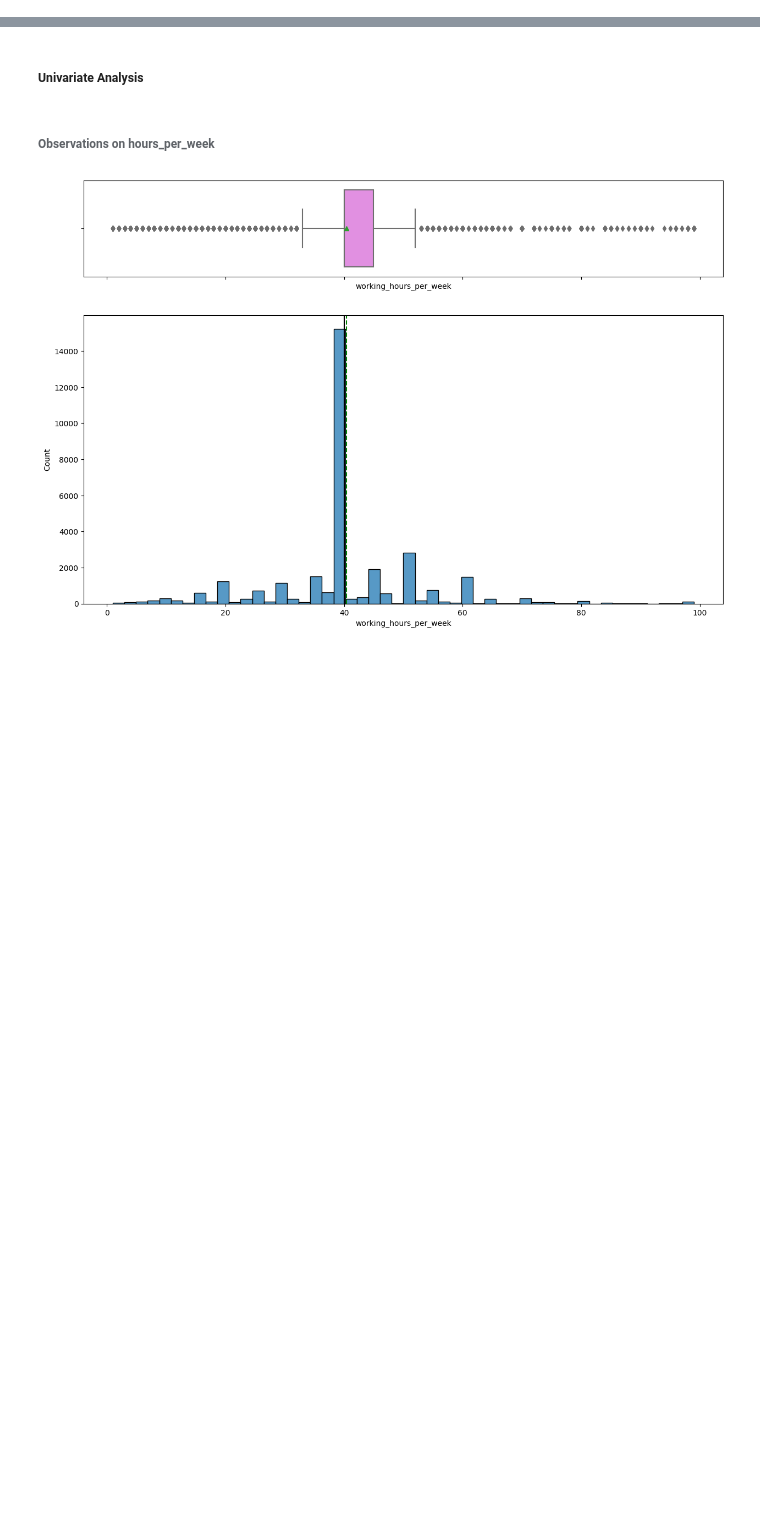
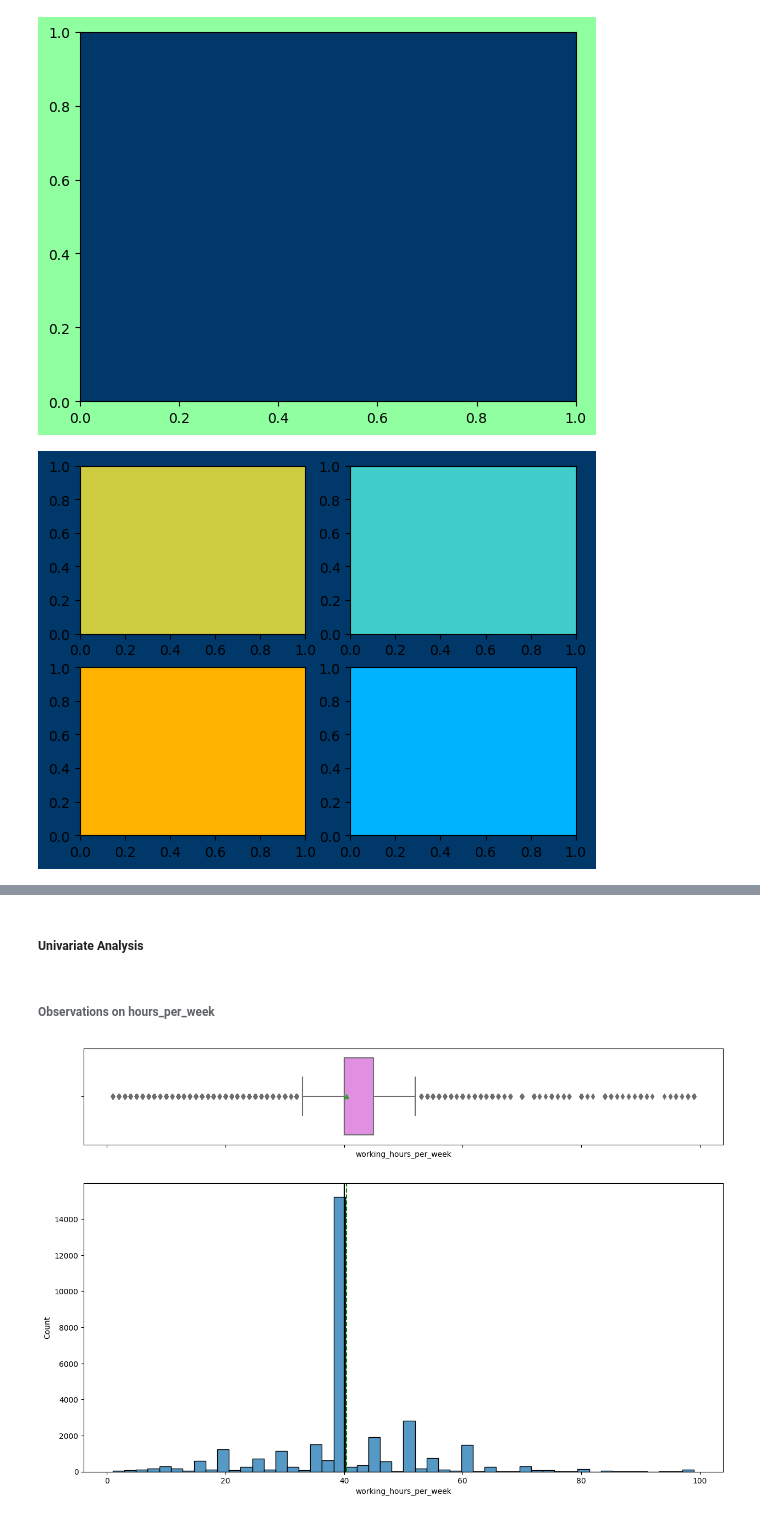
Before and after one commit to CoderSales/machine-learning-classification, a Jupyter notebook: IncomeGroupClassification_CaseStudy_DSBA_V2-v2.ipynb, the cells around one changed output, grey strips where cells are left out. Drawn from its saved outputs; the diff is of its cells as text; code cells hidden in the pictures; blank space fills up the shorter version.

Commit message:
Edit figures and axes subplot colors Add refernces
Add references

```diff
--- a/IncomeGroupClassification_CaseStudy_DSBA_V2-v2.ipynb
+++ b/IncomeGroupClassification_CaseStudy_DSBA_V2-v2.ipynb
@@ -625,3 +608,38 @@ fig, ((ax1, ax2), (ax3, ax4)) = plt.subplots(2, 2)
 fig.savefig('file.png')
 # %% [output]
 [interactive output not drawn]
+# %%
+# Fig 1 of 4 (1 axis):
+# using the variable ax for single a Axes
+fig, ax = plt.subplots()
+fig.patch.set_facecolor('xkcd:mint green')
+ax.set_facecolor('xkcd:marine blue')
+# xkcd colors:
+# https://xkcd.com/color/rgb/
+
+# Fig 2 of 4 (4 axes):
+# using the variable axs for multiple Axes
+fig, axs = plt.subplots(2, 2)
+axs[0, 0].set_facecolor((205/255, 203/255, 64/255)) # rgb(205, 203, 64) # fig 2 of 4 axs[0, 0] = top left = row 0 col 0
+axs[0, 1].set_facecolor((64/255, 205/255, 203/255)) # rgb(64, 205, 203) # fig 2 of 4 axs[0, 1] = top right = row 0 col 1
+axs[1, 0].set_facecolor((255/255, 179/255, 0/255)) # rgb(255, 179, 0)) # fig 2 of 4 axs[1, 0] = bottom left = row 1 col 0
+axs[1, 1].set_facecolor((0/255, 179/255, 255/255)) # rgb(0, 179, 255)) # fig 2 of 4 axs[1, 1] = bottom right = row 1 col 1
+fig.patch.set_facecolor('xkcd:marine blue') # fig 2 of 4: frame
+
+# Fig 3 of 4 (2 axes):
+# using tuple unpacking for multiple Axes
+fig, (ax1, ax2) = plt.subplots(1, 2)
+ax1.set_facecolor((205/255, 203/255, 64/255)) # rgb(205, 203, 64) # fig 3 of 4 ax1 = left
+ax2.set_facecolor('orange') # fig 3 of 4 ax2 = right
+fig.patch.set_facecolor('xkcd:bright purple')  # fig 3 of 4
+
+# Fig 4 of 4 (4 axes):
+fig, ((ax1, ax2), (ax3, ax4)) = plt.subplots(2, 2)
+ax1.set_facecolor((205/255, 203/255, 64/255)) # rgb(205, 203, 64)
+ax2.set_facecolor('green') # fig 4 ax2 top right
+ax3.set_facecolor((205/255, 203/255, 64/255)) # rgb(205, 203, 64)
+ax4.set_facecolor('blue') # fig 4 subplot bottom right = ax4 = axis4
+fig.patch.set_facecolor('xkcd:cerulean blue')
+# %% [output]
+[figure, new version]
+[figure, new version]
```
Also changed, not shown: parts of 3 cells of this notebook.
